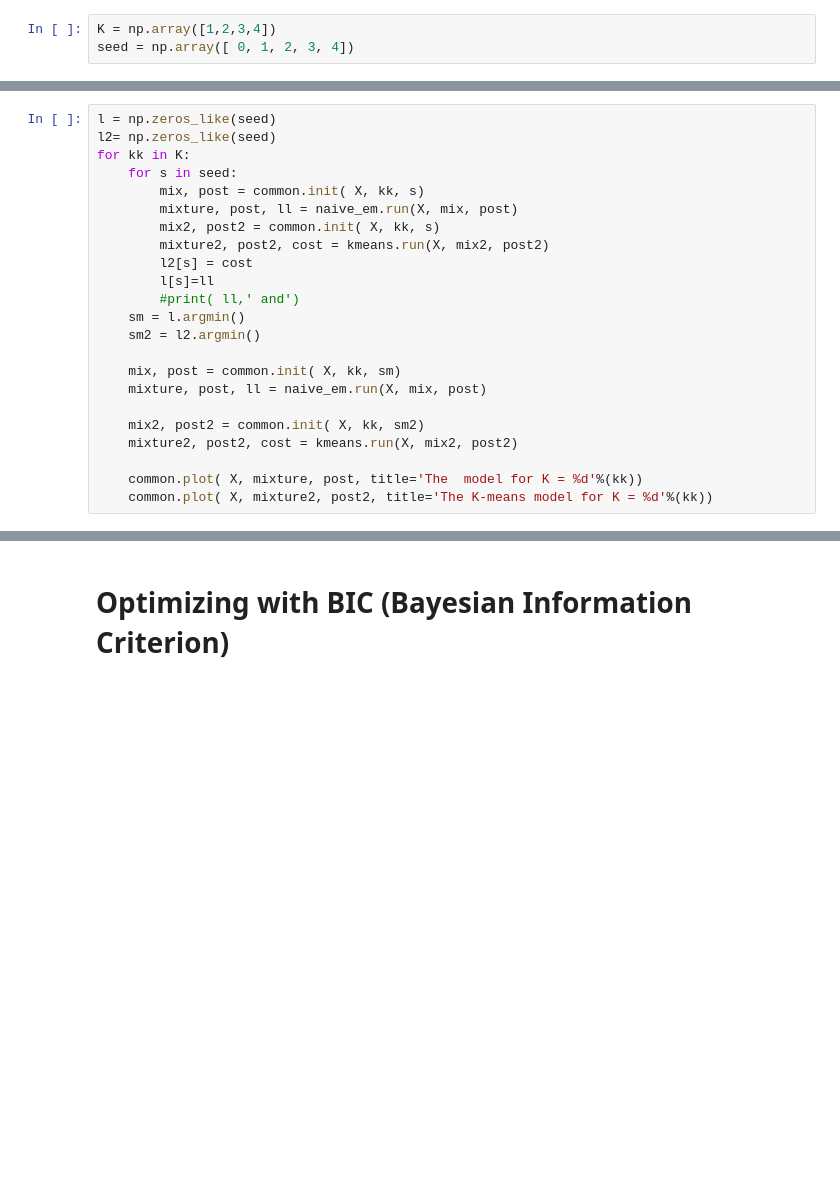
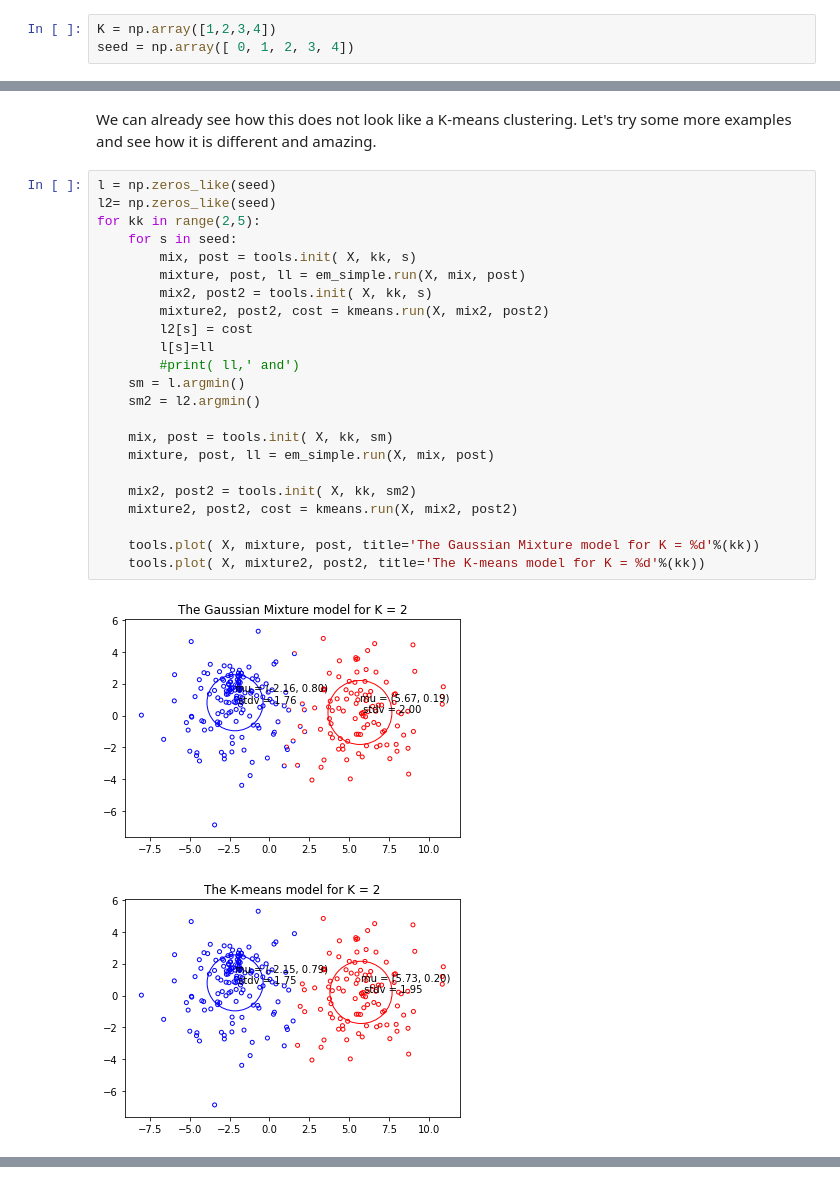
Before and after one commit to arifmujib/Final-GitHub-Projects, a Jupyter notebook: Statistical Method for Colaborative Filtering/comparison with K_means.ipynb, the cells around one changed output, grey strips where cells are left out. Drawn from its saved outputs; the diff is of its cells as text; blank space fills up the shorter version.

```diff
--- a/Statistical Method for Colaborative Filtering/comparison with K_means.ipynb
+++ b/Statistical Method for Colaborative Filtering/comparison with K_means.ipynb
@@ -36,23 +45,28 @@ common.plot( X, mixture, post, title='The mixture model for K = %d'%(kk))
+# %% [markdown]
+We can already see how this does not look like a K-means clustering. Let's try some more examples and see how it is different and amazing.
 # %%
 l = np.zeros_like(seed)
 l2= np.zeros_like(seed)
-for kk in K:
+for kk in range(2,5):
     for s in seed:
-        mix, post = common.init( X, kk, s)
-        mixture, post, ll = naive_em.run(X, mix, post)
-        mix2, post2 = common.init( X, kk, s)
+        mix, post = tools.init( X, kk, s)
+        mixture, post, ll = em_simple.run(X, mix, post)
+        mix2, post2 = tools.init( X, kk, s)
         mixture2, post2, cost = kmeans.run(X, mix2, post2)
         l2[s] = cost
         l[s]=ll
         #print( ll,' and')
     sm = l.argmin()
     sm2 = l2.argmin()
 
-    mix, post = common.init( X, kk, sm)
-    mixture, post, ll = naive_em.run(X, mix, post)
+    mix, post = tools.init( X, kk, sm)
+    mixture, post, ll = em_simple.run(X, mix, post)
 
-    mix2, post2 = common.init( X, kk, sm2)
+    mix2, post2 = tools.init( X, kk, sm2)
     mixture2, post2, cost = kmeans.run(X, mix2, post2)
 
-    common.plot( X, mixture, post, title='The  model for K = %d'%(kk))
-    common.plot( X, mixture2, post2, title='The K-means model for K = %d'%(kk))
+    tools.plot( X, mixture, post, title='The Gaussian Mixture model for K = %d'%(kk))
+    tools.plot( X, mixture2, post2, title='The K-means model for K = %d'%(kk))
+# %% [output]
+[figure, added]
+[figure, added]
@@ -59,2 +76,0 @@ for kk in K:
-# %% [markdown]
-# Optimizing with <b>BIC</b> (Bayesian Information Criterion)
```
Also changed, not shown: parts of 9 cells of this notebook, 2 other files.
